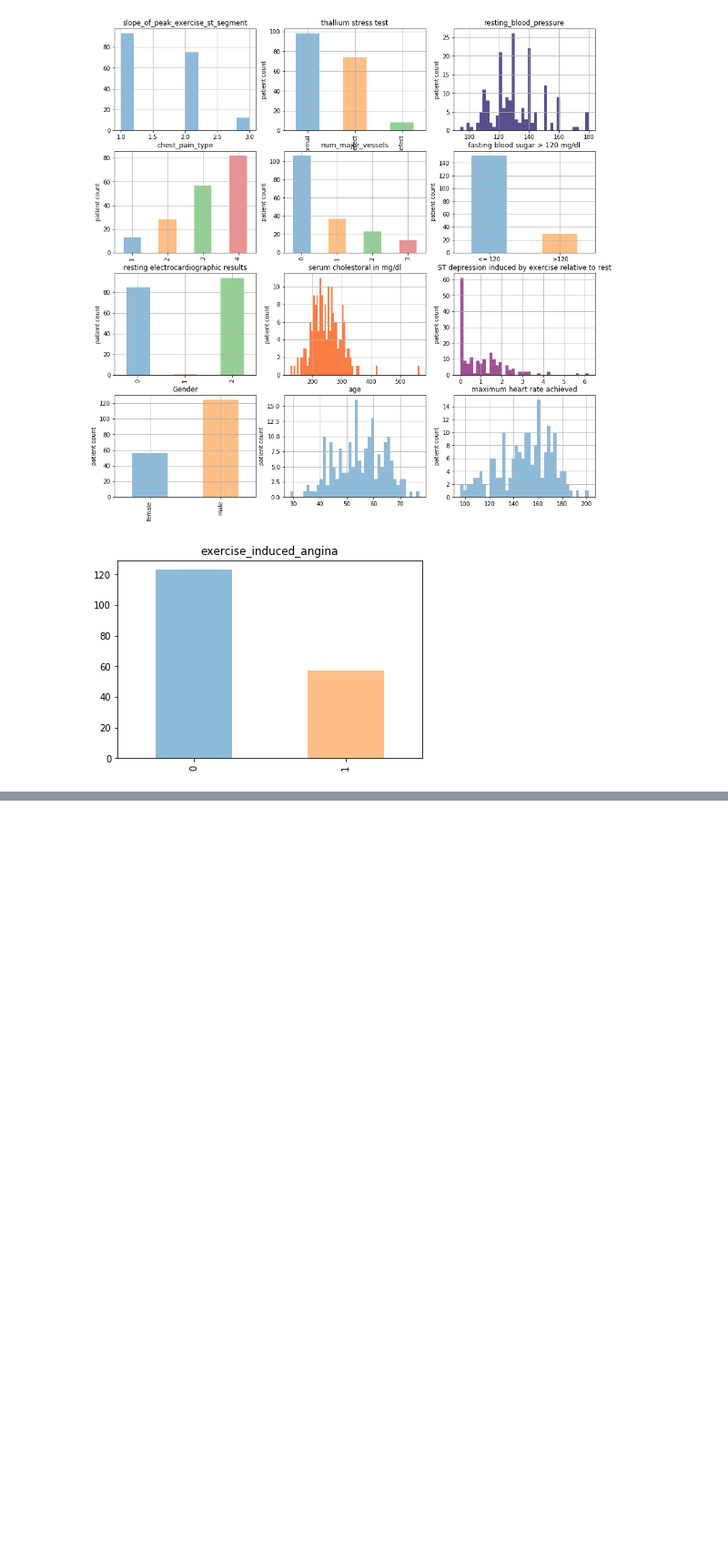
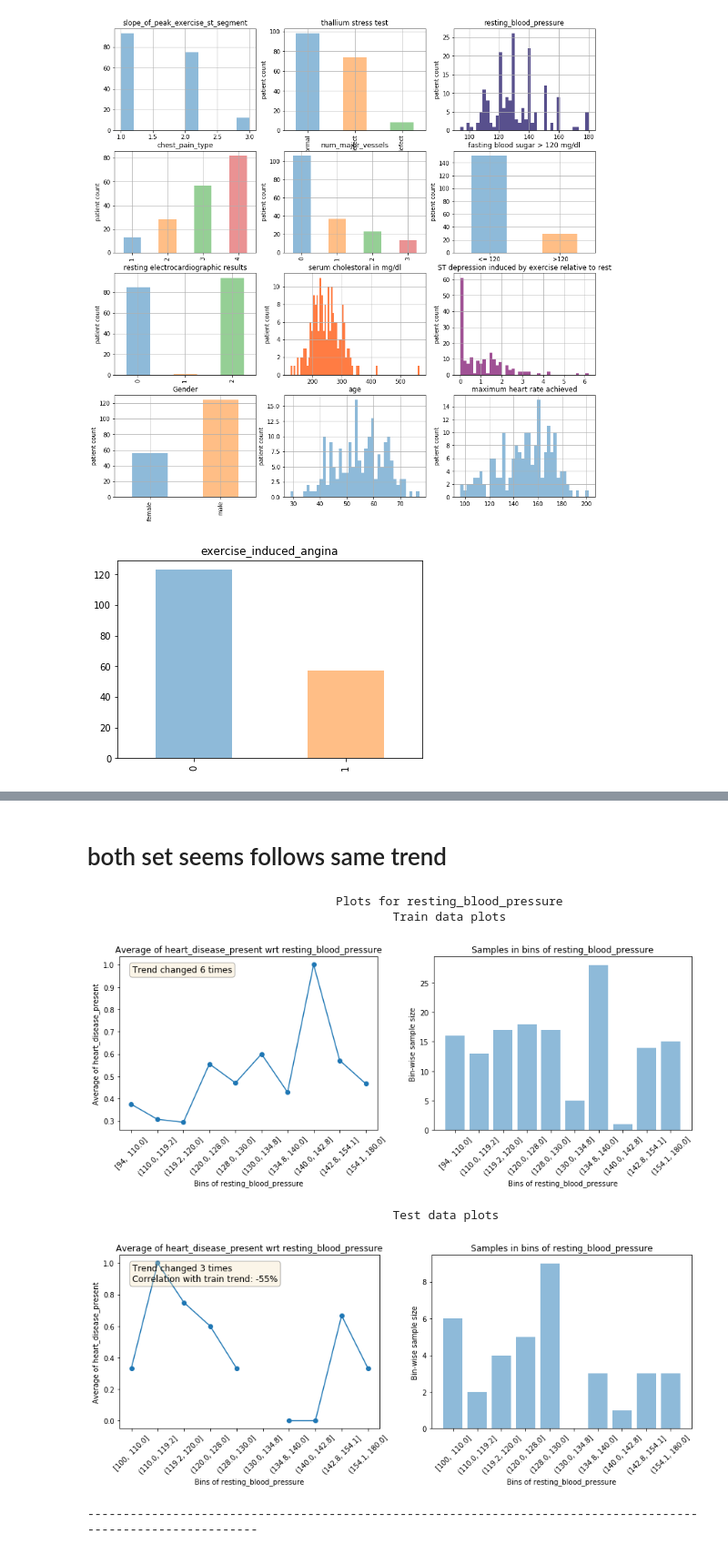
Before and after one commit to saurbkumar/heart_diseases_prediction, a Jupyter notebook: prediction.ipynb, the cells around one changed output, grey strips where cells are left out. Shown at 91% size. Saved outputs shown, nothing was run; the diff lists cells and outputs as text; code cells hidden in the pictures; blank space fills up the shorter version.

```diff
--- a/prediction.ipynb
+++ b/prediction.ipynb
@@ -131,0 +153,13 @@ trainDataInput['exercise_induced_angina'].value_counts(sort=False).plot(title='e
+# %% [markdown]
+# both set seems follows same trend
+# %%
+# resting_blood_pressure
+get_univariate_plots(data=train, target_col='heart_disease_present', data_test=test,
+                     features_list=['resting_blood_pressure'])
+# %% [output]
+                                   Plots for resting_blood_pressure
+                                           Train data plots
+[figure, added]
+                                           Test data plots
+[figure, added]
+--------------------------------------------------------------------------------------------------------------
```
Also changed, not shown: parts of 14 cells of this notebook, 2 other files.
